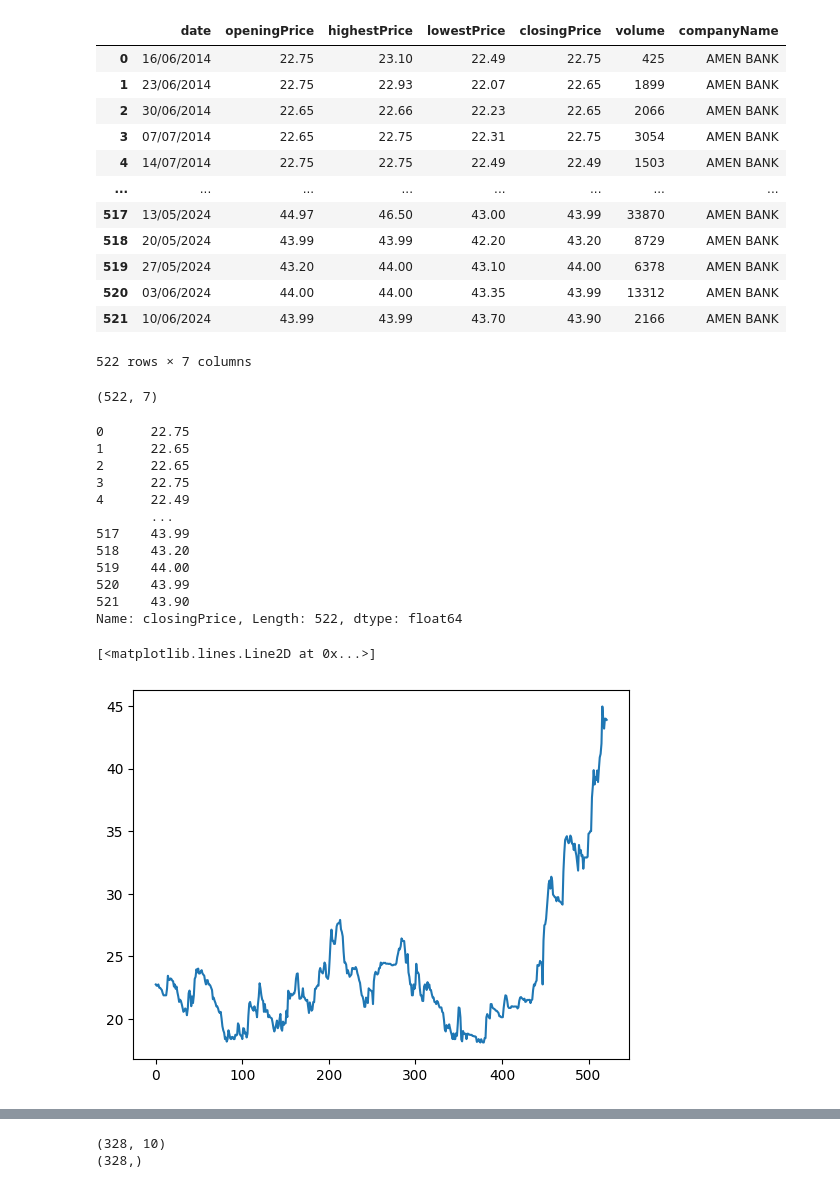
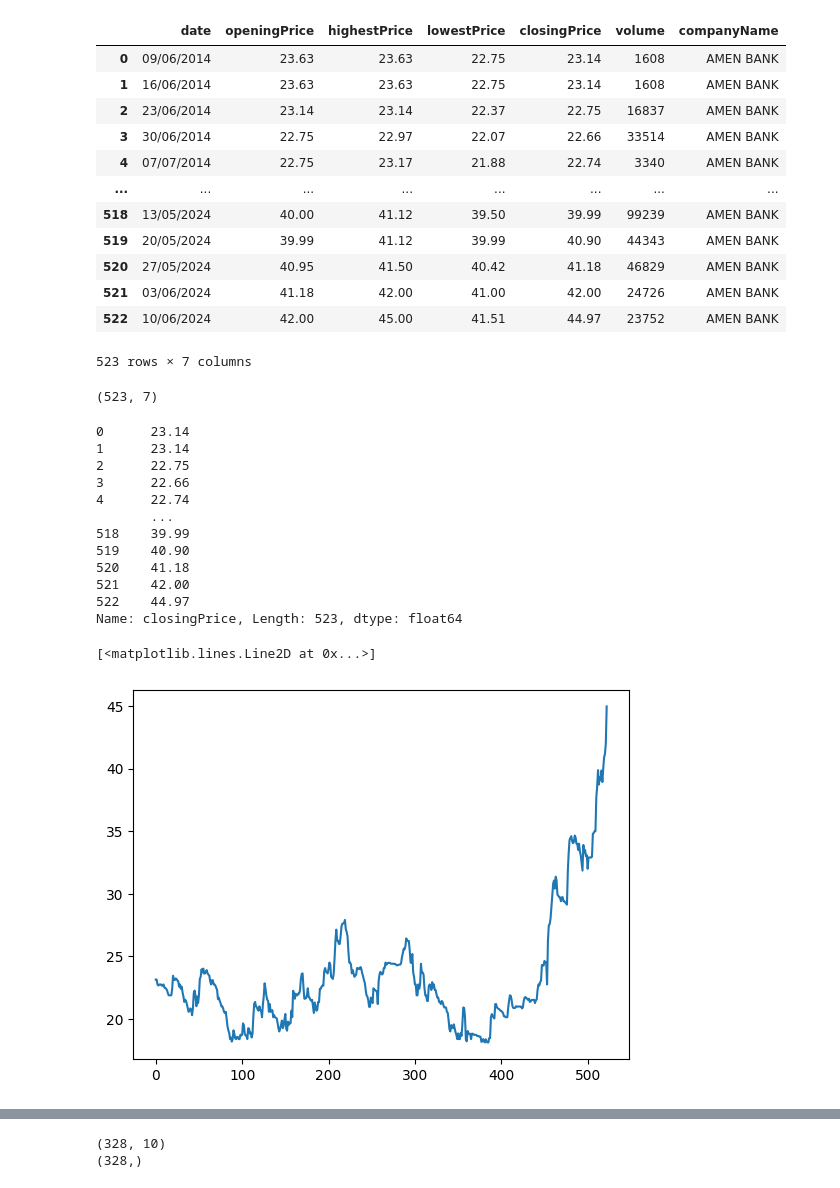
Before and after one commit to FirasKahlaoui/tunisia-stock-market, a Jupyter notebook: notebooks/test.ipynb, the cells around one changed output, grey strips where cells are left out. Saved outputs shown, nothing was run; the diff lists cells and outputs as text; code cells hidden in the pictures.

Commit message:
json to CSV

```diff
--- a/notebooks/test.ipynb
+++ b/notebooks/test.ipynb
@@ -28,9 +28,8 @@ To enable the following instructions: AVX2 FMA, in other operations, rebuild Ten
 # %%
 
-with open('../stock_scraper/companies_data/AB.json') as f:
-    data = json.load(f)
+df = pd.read_csv('notebooks/data/cleaned_weekly_stock_market.csv')
 
-amen_bank = pd.json_normalize(data, 'QuoteTab', ['Name'])
+amen_bank = df[df['companyName'] == 'amen bank']
 
 # Rename the columns
 amen_bank.rename(columns={
@@ -45,41 +44,42 @@ amen_bank.rename(columns={
 amen_bank
 # %% [output]
 |  | date | openingPrice | highestPrice | lowestPrice | closingPrice | volume | companyName |
-| 0 | 16/06/2014 | 22.75 | 23.10 | 22.49 | 22.75 | 425 | AMEN BANK |
-| 1 | 23/06/2014 | 22.75 | 22.93 | 22.07 | 22.65 | 1899 | AMEN BANK |
-| 2 | 30/06/2014 | 22.65 | 22.66 | 22.23 | 22.65 | 2066 | AMEN BANK |
-| 3 | 07/07/2014 | 22.65 | 22.75 | 22.31 | 22.75 | 3054 | AMEN BANK |
-| 4 | 14/07/2014 | 22.75 | 22.75 | 22.49 | 22.49 | 1503 | AMEN BANK |
+| 0 | 09/06/2014 | 23.63 | 23.63 | 22.75 | 23.14 | 1608 | AMEN BANK |
+| 1 | 16/06/2014 | 23.63 | 23.63 | 22.75 | 23.14 | 1608 | AMEN BANK |
+| 2 | 23/06/2014 | 23.14 | 23.14 | 22.37 | 22.75 | 16837 | AMEN BANK |
+| 3 | 30/06/2014 | 22.75 | 22.97 | 22.07 | 22.66 | 33514 | AMEN BANK |
+| 4 | 07/07/2014 | 22.75 | 23.17 | 21.88 | 22.74 | 3340 | AMEN BANK |
 | ... | ... | ... | ... | ... | ... | ... | ... |
-| 517 | 13/05/2024 | 44.97 | 46.50 | 43.00 | 43.99 | 33870 | AMEN BANK |
-| 518 | 20/05/2024 | 43.99 | 43.99 | 42.20 | 43.20 | 8729 | AMEN BANK |
-| 519 | 27/05/2024 | 43.20 | 44.00 | 43.10 | 44.00 | 6378 | AMEN BANK |
-| 520 | 03/06/2024 | 44.00 | 44.00 | 43.35 | 43.99 | 13312 | AMEN BANK |
-| 521 | 10/06/2024 | 43.99 | 43.99 | 43.70 | 43.90 | 2166 | AMEN BANK |
+| 518 | 13/05/2024 | 40.00 | 41.12 | 39.50 | 39.99 | 99239 | AMEN BANK |
+| 519 | 20/05/2024 | 39.99 | 41.12 | 39.99 | 40.90 | 44343 | AMEN BANK |
+| 520 | 27/05/2024 | 40.95 | 41.50 | 40.42 | 41.18 | 46829 | AMEN BANK |
+| 521 | 03/06/2024 | 41.18 | 42.00 | 41.00 | 42.00 | 24726 | AMEN BANK |
+| 522 | 10/06/2024 | 42.00 | 45.00 | 41.51 | 44.97 | 23752 | AMEN BANK |
-522 rows × 7 columns
+523 rows × 7 columns
 # %%
 print(amen_bank.shape)
 # %% [output]
-(522, 7)
+(523, 7)
 # %%
-amen_bank=amen_bank.reset_index()['closingPrice']
-amen_bank
+amen_bank_closing_price = amen_bank.reset_index()['closingPrice']
+print(amen_bank_closing_price)
 # %% [output]
-0      22.75
-1      22.65
-2      22.65
-3      22.75
-4      22.49
+0      23.14
+1      23.14
+2      22.75
+3      22.66
+4      22.74
        ...
-517    43.99
-518    43.20
-519    44.00
-520    43.99
-521    43.90
-Name: closingPrice, Length: 522, dtype: float64
+518    39.99
+519    40.90
+520    41.18
+521    42.00
+522    44.97
+Name: closingPrice, Length: 523, dtype: float64
 # %%
-plt.plot(amen_bank)
+plt.plot(amen_bank_closing_price)
+plt.show()
 # %% [output]
 [<matplotlib.lines.Line2D at 0x...>]
-[figure, old version]
+[figure, new version]
 # %%
```
Also changed, not shown: parts of 17 cells of this notebook, 1 other file.
